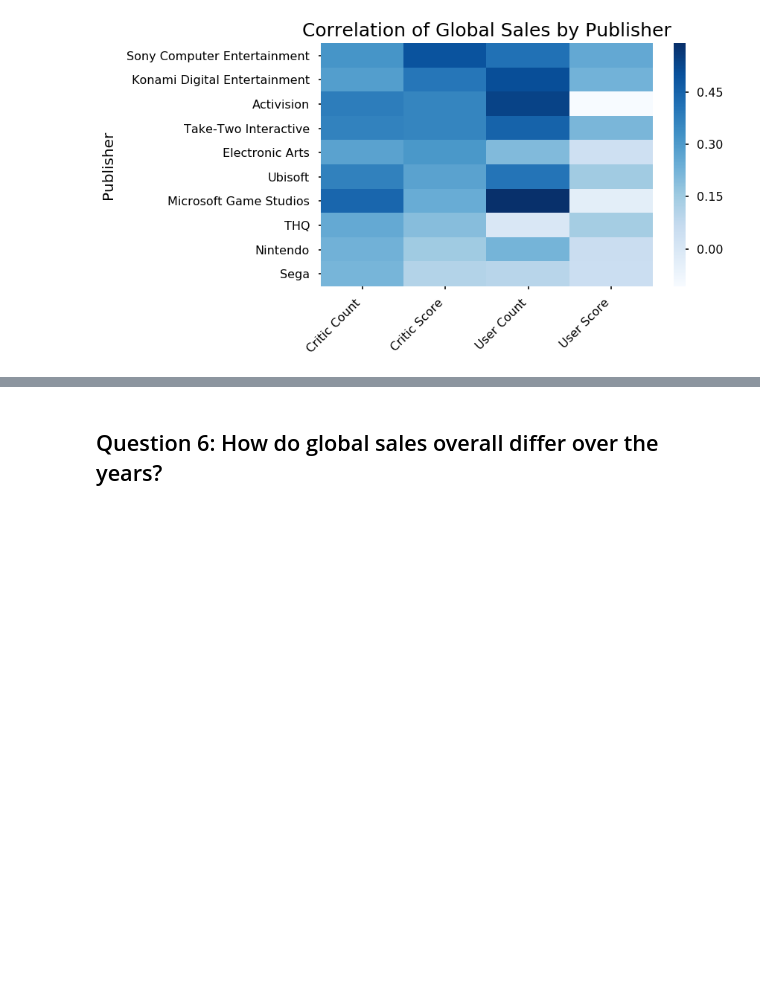
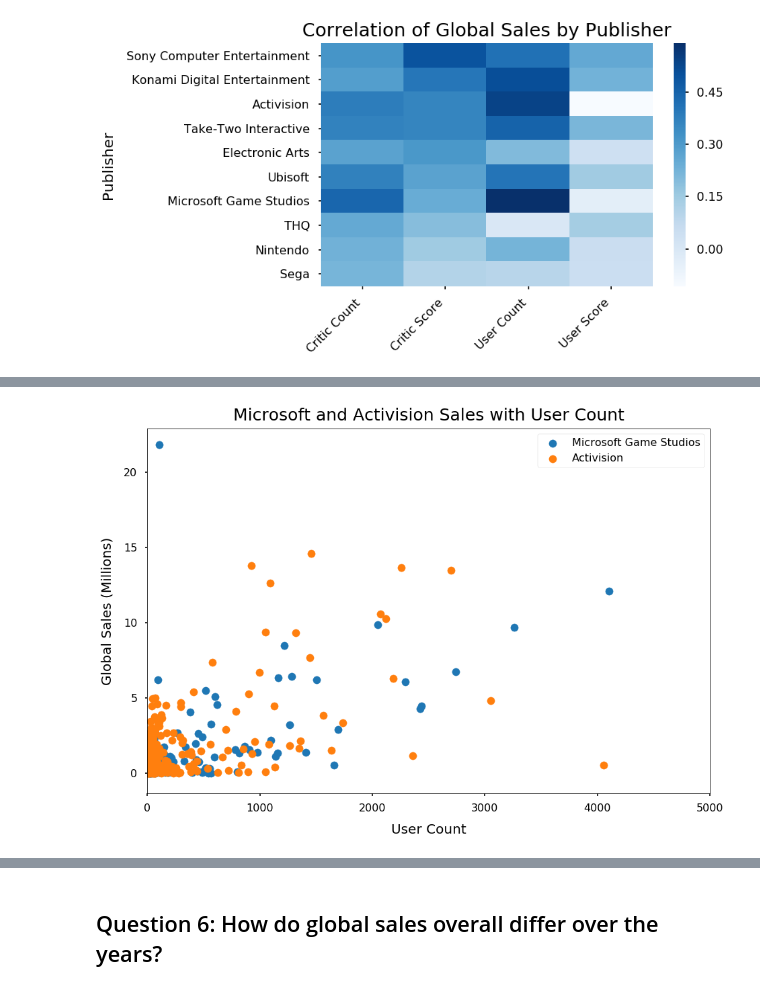
Before and after one commit to DarrellShih/Video-Game-Sales, a Jupyter notebook: VGSAles.ipynb, the cells around one changed output, grey strips where cells are left out. Drawn from its saved outputs; the diff is of its cells as text; code cells hidden in the pictures; blank space fills up the shorter version.

```diff
--- a/VGSAles.ipynb
+++ b/VGSAles.ipynb
@@ -276,0 +283,14 @@ s.set_xticklabels(['Critic Count', 'Critic Score', 'User Count', 'User Score'],
+# %%
+fig, ax=plt.subplots(figsize=[15,10])
+micro=df_sales[df_sales['Publisher']=='Microsoft Game Studios']
+plt.scatter('User_Count', 'Global_Sales', data=micro)
+act=df_sales[df_sales['Publisher']=='Activision']
+plt.scatter('User_Count', 'Global_Sales', data=act)
+axes = plt.gca()
+axes.set_xlim([0,5000])
+plt.title("Microsoft and Activision Sales with User Count", fontsize=25, y=1.01)
+plt.xlabel("User Count", fontsize=20, labelpad=15)
+plt.ylabel("Global Sales (Millions)", fontsize=20, labelpad=15)
+plt.legend(['Microsoft Game Studios', 'Activision'], loc='upper right');
+# %% [output]
+[figure, added]
```
Also changed, not shown: parts of 9 cells of this notebook.
